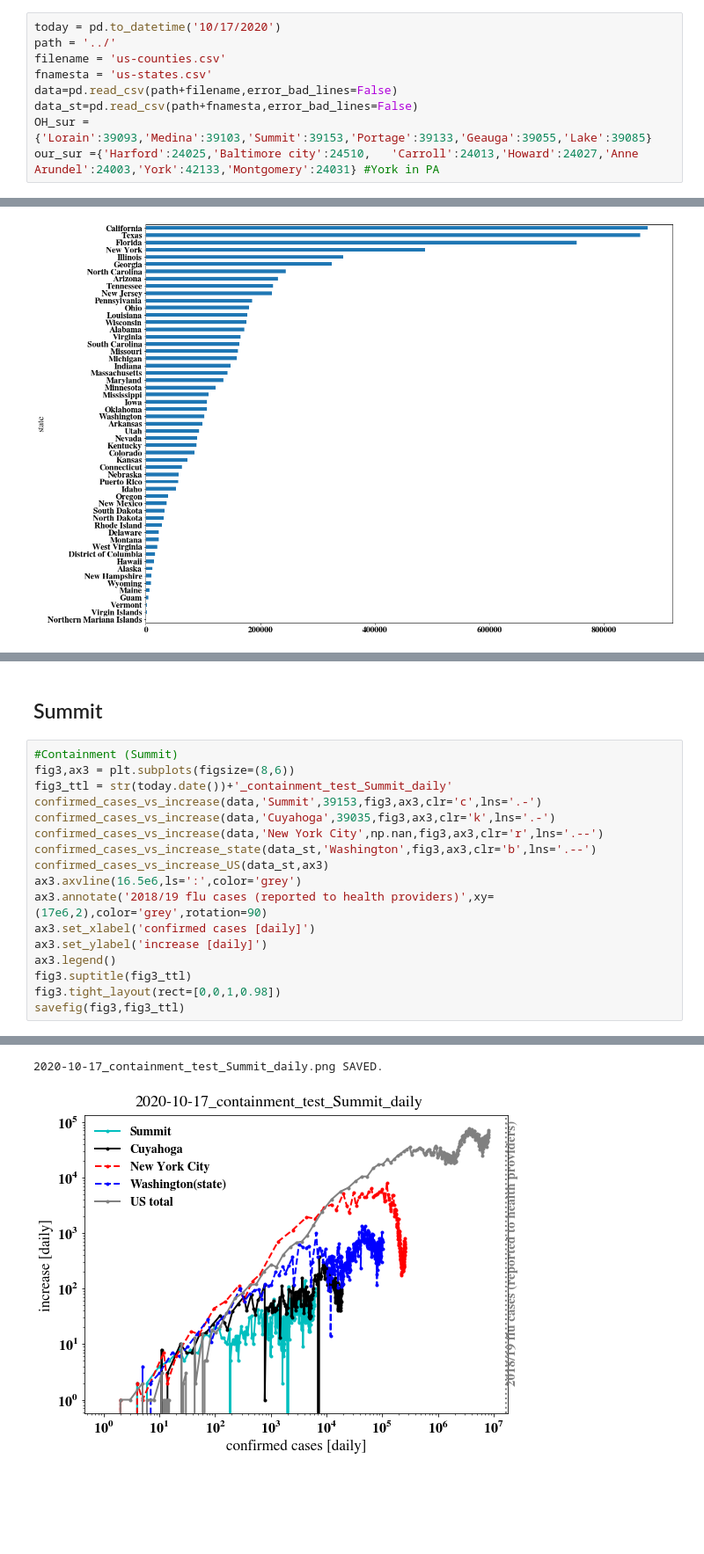
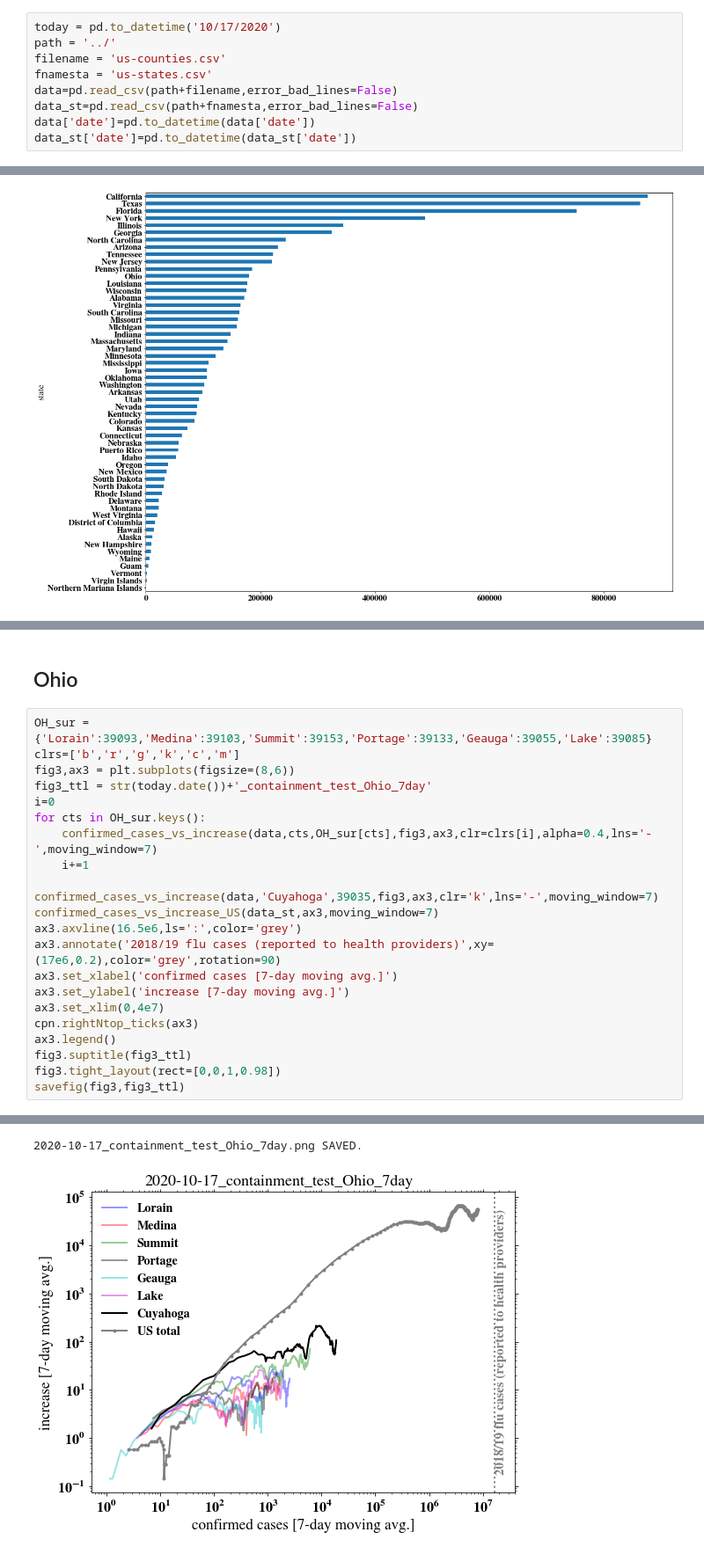
Before and after one commit to cpnHere/covid-19-data, a Jupyter notebook: my_work/desk.ipynb, the cells around one changed output, grey strips where cells are left out. Shown at 88% size. Cells and saved outputs as stored; diff of their text form; blank space fills up the shorter version.

Commit message:
Major update. Figures changed.

```diff
--- a/my_work/desk.ipynb
+++ b/my_work/desk.ipynb
@@ -9,8 +9,8 @@ filename = 'us-counties.csv'
 fnamesta = 'us-states.csv'
 data=pd.read_csv(path+filename,error_bad_lines=False)
 data_st=pd.read_csv(path+fnamesta,error_bad_lines=False)
-OH_sur = {'Lorain':39093,'Medina':39103,'Summit':39153,'Portage':39133,'Geauga':39055,'Lake':39085}
-our_sur ={'Harford':24025,'Baltimore city':24510,	'Carroll':24013,'Howard':24027,'Anne Arundel':24003,'York':42133,'Montgomery':24031} #York in PA
+data['date']=pd.to_datetime(data['date'])
+data_st['date']=pd.to_datetime(data_st['date'])
 # %% [markdown]
 ## Total number of cases by state
 # %%
@@ -84,18 +74,23 @@ Top-5.png SAVED.
 # %% [markdown]
-## Summit
+## Ohio
 # %%
-#Containment (Summit)
+OH_sur = {'Lorain':39093,'Medina':39103,'Summit':39153,'Portage':39133,'Geauga':39055,'Lake':39085}
+clrs=['b','r','g','k','c','m']
 fig3,ax3 = plt.subplots(figsize=(8,6))
-fig3_ttl = str(today.date())+'_containment_test_Summit_daily'
-confirmed_cases_vs_increase(data,'Summit',39153,fig3,ax3,clr='c',lns='.-')
-confirmed_cases_vs_increase(data,'Cuyahoga',39035,fig3,ax3,clr='k',lns='.-')
-confirmed_cases_vs_increase(data,'New York City',np.nan,fig3,ax3,clr='r',lns='.--')
-confirmed_cases_vs_increase_state(data_st,'Washington',fig3,ax3,clr='b',lns='.--')
-confirmed_cases_vs_increase_US(data_st,ax3)
+fig3_ttl = str(today.date())+'_containment_test_Ohio_7day'
+i=0
+for cts in OH_sur.keys():
+    confirmed_cases_vs_increase(data,cts,OH_sur[cts],fig3,ax3,clr=clrs[i],alpha=0.4,lns='-',moving_window=7)
+    i+=1
+
+confirmed_cases_vs_increase(data,'Cuyahoga',39035,fig3,ax3,clr='k',lns='-',moving_window=7)
+confirmed_cases_vs_increase_US(data_st,ax3,moving_window=7)
 ax3.axvline(16.5e6,ls=':',color='grey')
-ax3.annotate('2018/19 flu cases (reported to health providers)',xy=(17e6,2),color='grey',rotation=90)
-ax3.set_xlabel('confirmed cases [daily]')
-ax3.set_ylabel('increase [daily]')
+ax3.annotate('2018/19 flu cases (reported to health providers)',xy=(17e6,0.2),color='grey',rotation=90)
+ax3.set_xlabel('confirmed cases [7-day moving avg.]')
+ax3.set_ylabel('increase [7-day moving avg.]')
+ax3.set_xlim(0,4e7)
+cpn.rightNtop_ticks(ax3)
 ax3.legend()
 fig3.suptitle(fig3_ttl)
 fig3.tight_layout(rect=[0,0,1,0.98])
@@ -124,2 +101,2 @@ See the caveats in the documentation: https://pandas.pydata.org/pandas-docs/stab
-2020-10-17_containment_test_Summit_daily.png SAVED.
+2020-10-17_containment_test_Ohio_7day.png SAVED.
-[figure, old version]
+[figure, new version]
```
Also changed, not shown: parts of 8 cells of this notebook.
